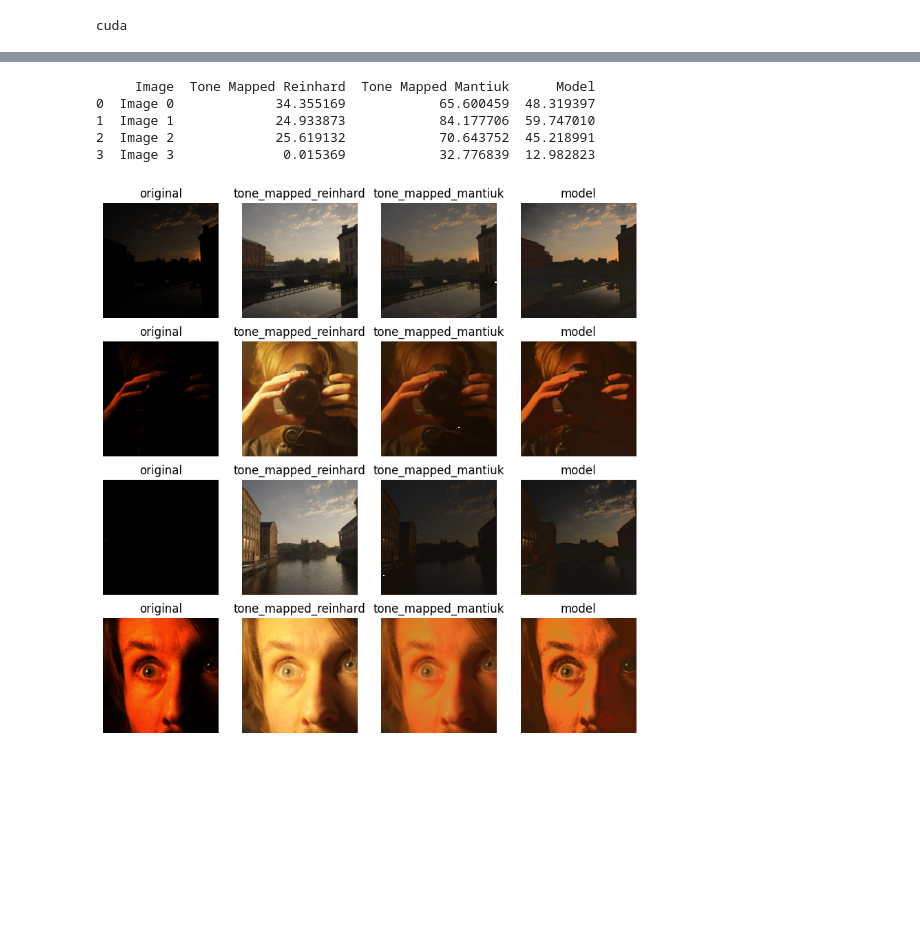
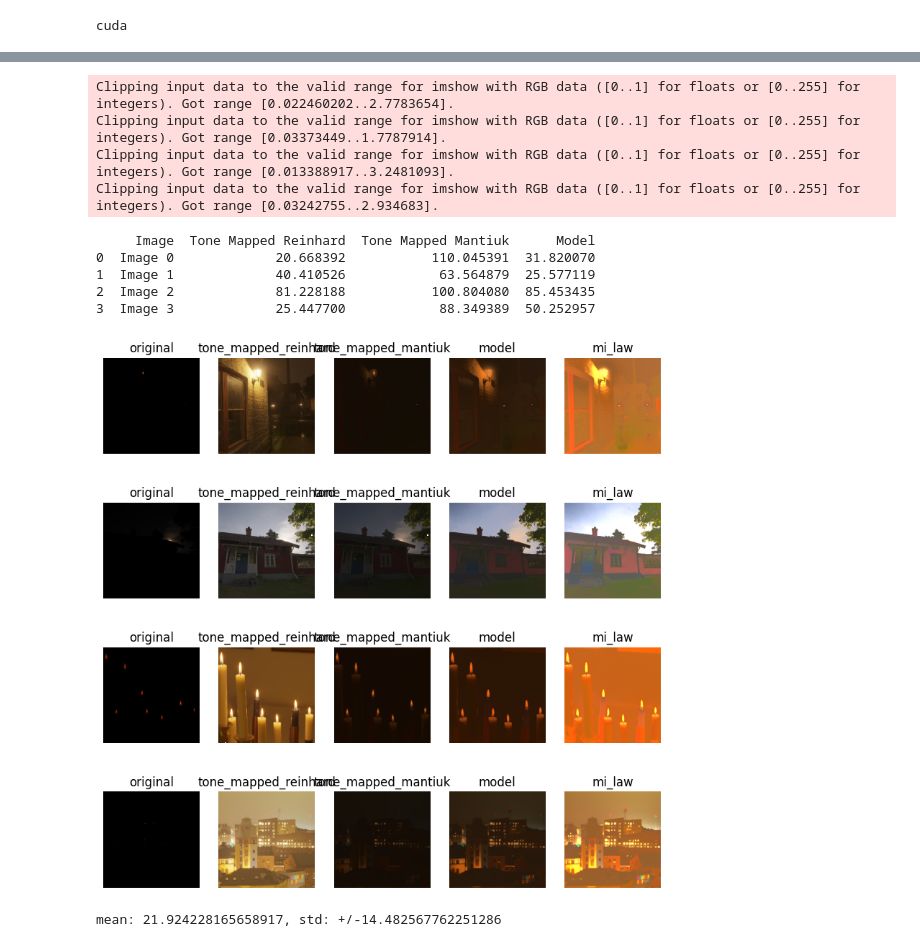
Before and after one commit to twezowic/SIGK, a Jupyter notebook: lab2/note.ipynb, the cells around one changed output, grey strips where cells are left out. Cells and saved outputs as stored; diff of their text form; code cells hidden in the pictures; blank space fills up the shorter version.

Commit message:
Add new trained model with patch_size 5 and 11

```diff
--- a/lab2/note.ipynb
+++ b/lab2/note.ipynb
@@ -82,7 +82,9 @@ def aces_estimation(t=0.85, A=2.51, B=0.03, C=2.43, D=0.59, E=0.14):
     c = t * E
 
     delta = b ** 2 - 4 * a * c
-    return (-b - np.sqrt(delta)) / (2 * a)
+    root1 = (-b - np.sqrt(delta)) / (2 * a)
+    root2 = (-b + np.sqrt(delta)) / (2 * a)
+    return root1 if root1 > 0 else root2
 
 def exposures(img: torch.Tensor):
     x_p = aces_estimation()
@@ -220,8 +222,8 @@ def feature_contrast(feature_map, patch_size=13, epsilon=1e-4):
     return (feature_map - gauss) / (torch.abs(gauss) + epsilon)
 
 
-def feature_contrast_self_masking(feature_map, alpha):  # mi: alpha=0.5, TM: alpha=1
-    C = feature_contrast(feature_map)
+def feature_contrast_self_masking(feature_map, alpha, patch_size=13):  # mi: alpha=0.5, TM: alpha=1
+    C = feature_contrast(feature_map, patch_size=patch_size)
     return torch.sign(C)*torch.abs(C)**alpha
 
 
@@ -246,10 +248,10 @@ def f(Ms, Mn):
 def loss(I_mi, I_tm):
     mi_vgg = model_vgg19(I_mi)
     tm_vgg = model_vgg19(I_tm)
-    return torch.abs(
-        f(feature_contrast_self_masking(mi_vgg, 0.5), feature_contrast_neighborhood_masking(mi_vgg)) -
-        f(feature_contrast_self_masking(tm_vgg, 1), feature_contrast_neighborhood_masking(tm_vgg))
-    )
+    return torch.mean(torch.abs(
+        f(feature_contrast_self_masking(mi_vgg, 0.5, patch_size=11), feature_contrast_neighborhood_masking(mi_vgg, patch_size=11)) -
+        f(feature_contrast_self_masking(tm_vgg, 1, patch_size=11), feature_contrast_neighborhood_masking(tm_vgg, patch_size=11))
+    ))
 # %%
 model = SelfTMO()
 model.to(device)
@@ -264,10 +268,9 @@ val_size = len(dataset) - train_size
 
 train_dataset, val_dataset = random_split(dataset, [train_size, val_size])
 
-train_loader = DataLoader(train_dataset, batch_size=1, shuffle=True)
+train_loader = DataLoader(train_dataset, batch_size=4, shuffle=True, num_workers=4)
 # %%
-num_epochs = 400
-losses = {"train":[],"val":[]}
+num_epochs = 20
 
 for epoch in range(num_epochs):
     model.train()
@@ -281,7 +284,7 @@ for epoch in range(num_epochs):
         I_tm = model(img_low, img_mid, img_high)
         I_mi = mi_img(img)
 
-        a = loss(I_mi, I_tm).mean()
+        a = loss(I_mi, I_tm)
 
         a.backward()
         optimizer.step()
@@ -299,7 +302,7 @@ for epoch in range(num_epochs):
             I_mi = mi_img(img)
 
             a = loss(I_mi, I_tm)
-            total_loss += a.mean().item()
+            total_loss += a.item()
         print("Validation loss:",total_loss / len(val_dataset))
     losses["val"].append(total_loss)
 
@@ -355,13 +358,13 @@ torch.load('100epochs.pth', weights_only=False)
 # %%
 model.eval()
 
-fig, axes = plt.subplots(4, 4, figsize=(10, 10))
+fig, axes = plt.subplots(4, 5, figsize=(10, 10))
 results = []
 
 for i in range(4):
-    image = random.choice(val_dataset)
-    image_org = clip(image.numpy().transpose(1, 2, 0))
-    image = image.unsqueeze(0).to(device)
+    image1 = random.choice(val_dataset)
+    image_org = clip(image1.numpy().transpose(1, 2, 0))
+    image = image1.unsqueeze(0).to(device)
 
     img_low, img_mid, img_high = exposures(image)
     result = model(img_low, img_mid, img_high).squeeze(0)
@@ -373,36 +376,64 @@ for i in range(4):
 
     axes[i, 0].imshow(fix_colors(image_org))
     axes[i, 0].axis('off')
     axes[i, 0].set_title("original")
 
     axes[i, 1].imshow(fix_colors(tone_mapped_reinhard))
     axes[i, 1].axis('off')
     axes[i, 1].set_title("tone_mapped_reinhard")
 
     axes[i, 2].imshow(fix_colors(tone_mapped_mantiuk))
     axes[i, 2].axis('off')
     axes[i, 2].set_title("tone_mapped_mantiuk")
 
     axes[i, 3].imshow(fix_colors(result_corrected))
     axes[i, 3].axis('off')
     axes[i, 3].set_title("model")
 
+    axes[i, 4].imshow(fix_colors(color_correction(image_org, mi_img(image1).numpy().transpose(1, 2, 0))))
+    axes[i, 4].axis('off')
+    axes[i, 4].set_title("mi_law")
+
     eval_reinhard = evaluate_image(image=tone_mapped_reinhard)
     eval_mantiuk = evaluate_image(image=tone_mapped_mantiuk)
     eval_model = evaluate_image(image=result_corrected)
 
     results.append({
         'Image': f'Image {i}',
         'Tone Mapped Reinhard': eval_reinhard,
         'Tone Mapped Mantiuk': eval_mantiuk,
         'Model': eval_model
     })
 
 print(pd.DataFrame(results))
 # %% [output]
-     Image  Tone Mapped Reinhard  Tone Mapped Mantiuk      Model
-0  Image 0             34.355169            65.600459  48.319397
-1  Image 1             24.933873            84.177706  59.747010
-2  Image 2             25.619132            70.643752  45.218991
-3  Image 3              0.015369            32.776839  12.982823
+Clipping input data to the valid range for imshow with RGB data ([0..1] for floats or [0..255] for integers). Got range [0.022460202..2.7783654].
+Clipping input data to the valid range for imshow with RGB data ([0..1] for floats or [0..255] for integers). Got range [0.03373449..1.7787914].
+Clipping input data to the valid range for imshow with RGB data ([0..1] for floats or [0..255] for integers). Got range [0.013388917..3.2481093].
+Clipping input data to the valid range for imshow with RGB data ([0..1] for floats or [0..255] for integers). Got range [0.03242755..2.934683].
+     Image  Tone Mapped Reinhard  Tone Mapped Mantiuk      Model
+0  Image 0             20.668392           110.045391  31.820070
+1  Image 1             40.410526            63.564879  25.577119
+2  Image 2             81.228188           100.804080  85.453435
+3  Image 3             25.447700            88.349389  50.252957
-[figure, old version]
+[figure, new version]
+# %%
+model.eval()
+
+brisques = []
+
+for img in val_dataset:
+    image = img.unsqueeze(0).to(device)
+
+    img_low, img_mid, img_high = exposures(image)
+    result = model(img_low, img_mid, img_high).squeeze(0)
+    result = result.cpu().detach().numpy().transpose(1, 2, 0)
+
+    result_corrected = clip(color_correction(image_org, result))
+    eval_model = evaluate_image(image=result_corrected)
+    brisques.append(eval_model)
+
+brisques = np.array(brisques)
+print(f"mean: {brisques.mean()}, std: +/-{brisques.std()}")
+# %% [output]
+mean: 21.924228165658917, std: +/-14.482567762251286
```
Also changed, not shown: parts of 3 cells of this notebook, 2 other files.
